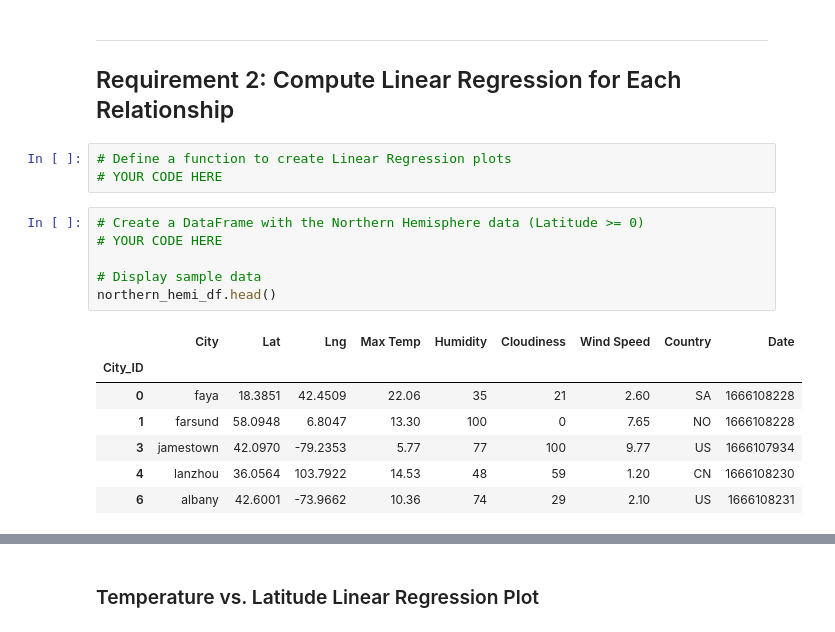
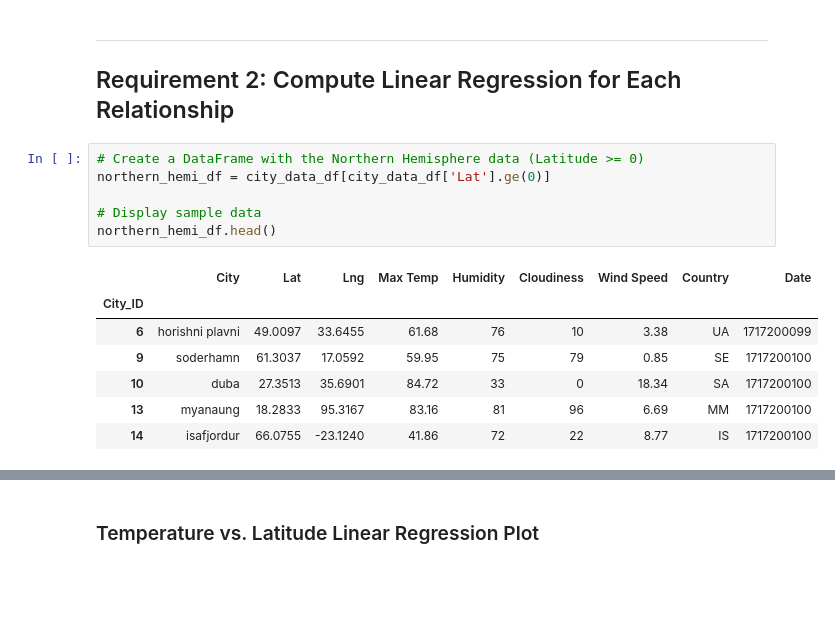
Before and after one commit to Nate-Sheibley/python-api-challenge, a Jupyter notebook: WeatherPy/WeatherPy.ipynb, the cells around one changed output, grey strips where cells are left out. Cells and saved outputs as stored; diff of their text form; blank space fills up the shorter version.

Commit message:
finished linear WeatherPy. Need to check vs rubric still

```diff
--- a/WeatherPy/WeatherPy.ipynb
+++ b/WeatherPy/WeatherPy.ipynb
@@ -256,22 +269,19 @@ plt.show()
 ---
 
 ## Requirement 2: Compute Linear Regression for Each Relationship
-# %%
-# Define a function to create Linear Regression plots
-# YOUR CODE HERE
 # %%
 # Create a DataFrame with the Northern Hemisphere data (Latitude >= 0)
-# YOUR CODE HERE
+northern_hemi_df = city_data_df[city_data_df['Lat'].ge(0)]
 
 # Display sample data
 northern_hemi_df.head()
 # %% [output]
 |  | City | Lat | Lng | Max Temp | Humidity | Cloudiness | Wind Speed | Country | Date |
 | City_ID |  |  |  |  |  |  |  |  |  |
-| 0 | faya | 18.3851 | 42.4509 | 22.06 | 35 | 21 | 2.60 | SA | 1666108228 |
-| 1 | farsund | 58.0948 | 6.8047 | 13.30 | 100 | 0 | 7.65 | NO | 1666108228 |
-| 3 | jamestown | 42.0970 | -79.2353 | 5.77 | 77 | 100 | 9.77 | US | 1666107934 |
-| 4 | lanzhou | 36.0564 | 103.7922 | 14.53 | 48 | 59 | 1.20 | CN | 1666108230 |
-| 6 | albany | 42.6001 | -73.9662 | 10.36 | 74 | 29 | 2.10 | US | 1666108231 |
+| 6 | horishni plavni | 49.0097 | 33.6455 | 61.68 | 76 | 10 | 3.38 | UA | 1717200099 |
+| 9 | soderhamn | 61.3037 | 17.0592 | 59.95 | 75 | 79 | 0.85 | SE | 1717200100 |
+| 10 | duba | 27.3513 | 35.6901 | 84.72 | 33 | 0 | 18.34 | SA | 1717200100 |
+| 13 | myanaung | 18.2833 | 95.3167 | 83.16 | 81 | 96 | 6.69 | MM | 1717200100 |
+| 14 | isafjordur | 66.0755 | -23.1240 | 41.86 | 72 | 22 | 8.77 | IS | 1717200100 |
 # %%
 # Create a DataFrame with the Southern Hemisphere data (Latitude < 0)
```
Also changed, not shown: parts of 35 cells of this notebook, 4 other files.
